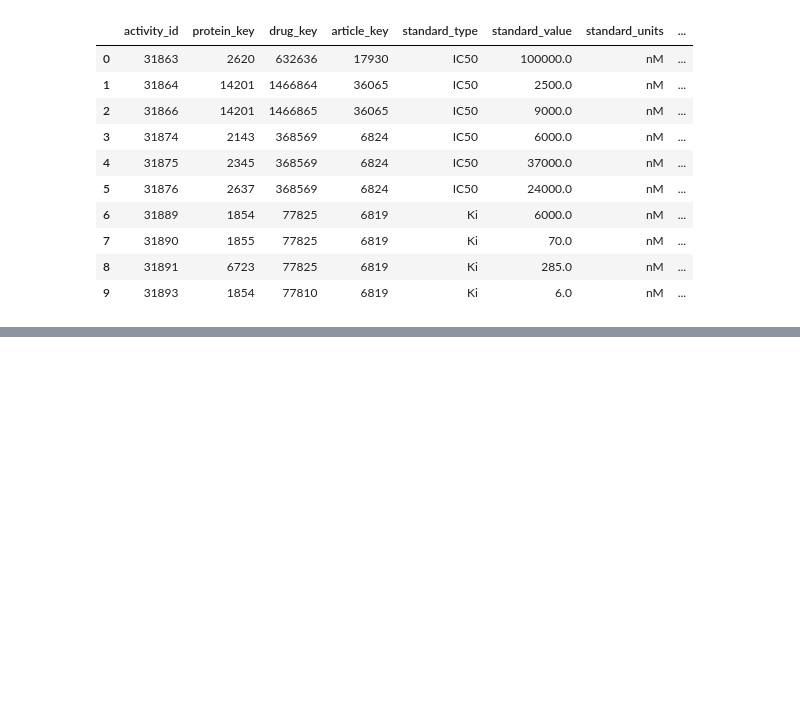
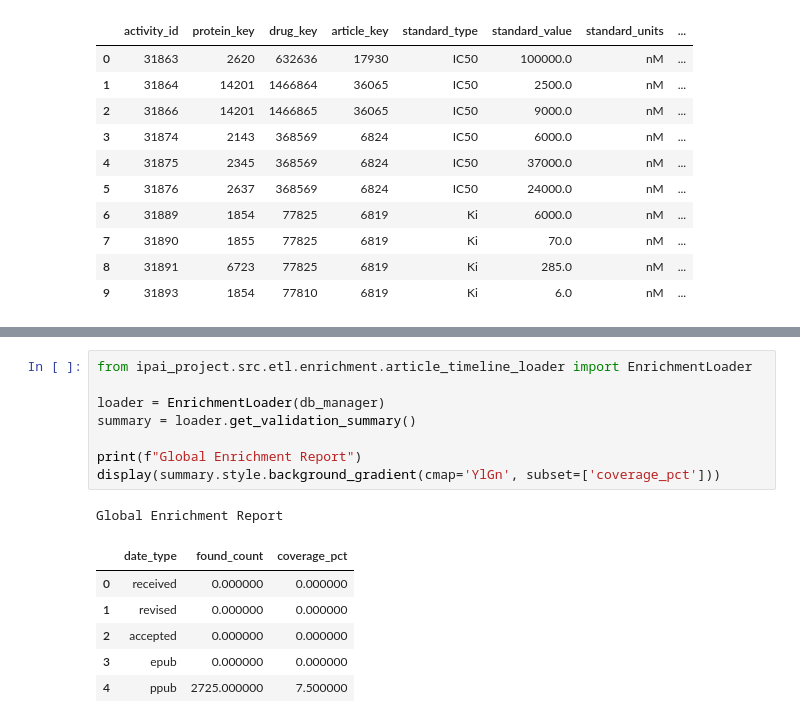
Before and after one commit to BlackSabbitch/ELIQSIR, a Jupyter notebook: ipai_project/notebooks/IPAI_dwh_setup.ipynb, the cells around one changed output, grey strips where cells are left out. Drawn from its saved outputs; the diff is of its cells as text; blank space fills up the shorter version.

Commit message:
data enrichment setup and initial enrichment

```diff
--- a/ipai_project/notebooks/IPAI_dwh_setup.ipynb
+++ b/ipai_project/notebooks/IPAI_dwh_setup.ipynb
@@ -768,0 +836,16 @@ LIVE TABLE: FACT_BIOACTIVITY
+# %%
+from ipai_project.src.etl.enrichment.article_timeline_loader import EnrichmentLoader
+
+loader = EnrichmentLoader(db_manager)
+summary = loader.get_validation_summary()
+
+print(f"Global Enrichment Report")
+display(summary.style.background_gradient(cmap='YlGn', subset=['coverage_pct']))
+# %% [output]
+Global Enrichment Report
+|  | date_type | found_count | coverage_pct |
+| 0 | received | 0.000000 | 0.000000 |
+| 1 | revised | 0.000000 | 0.000000 |
+| 2 | accepted | 0.000000 | 0.000000 |
+| 3 | epub | 0.000000 | 0.000000 |
+| 4 | ppub | 2725.000000 | 7.500000 |
```
Also changed, not shown: parts of 7 cells of this notebook, 7 other files.
